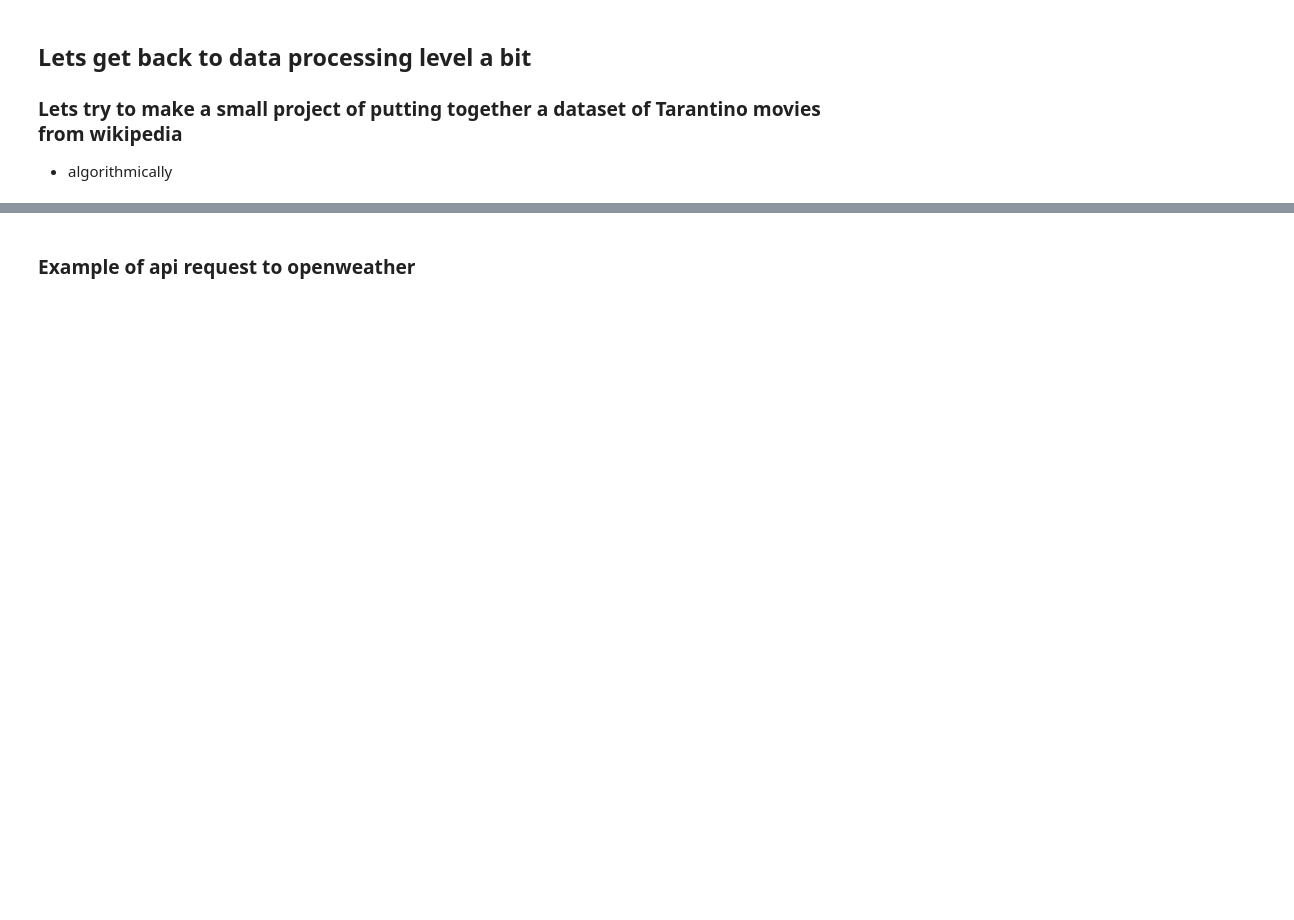
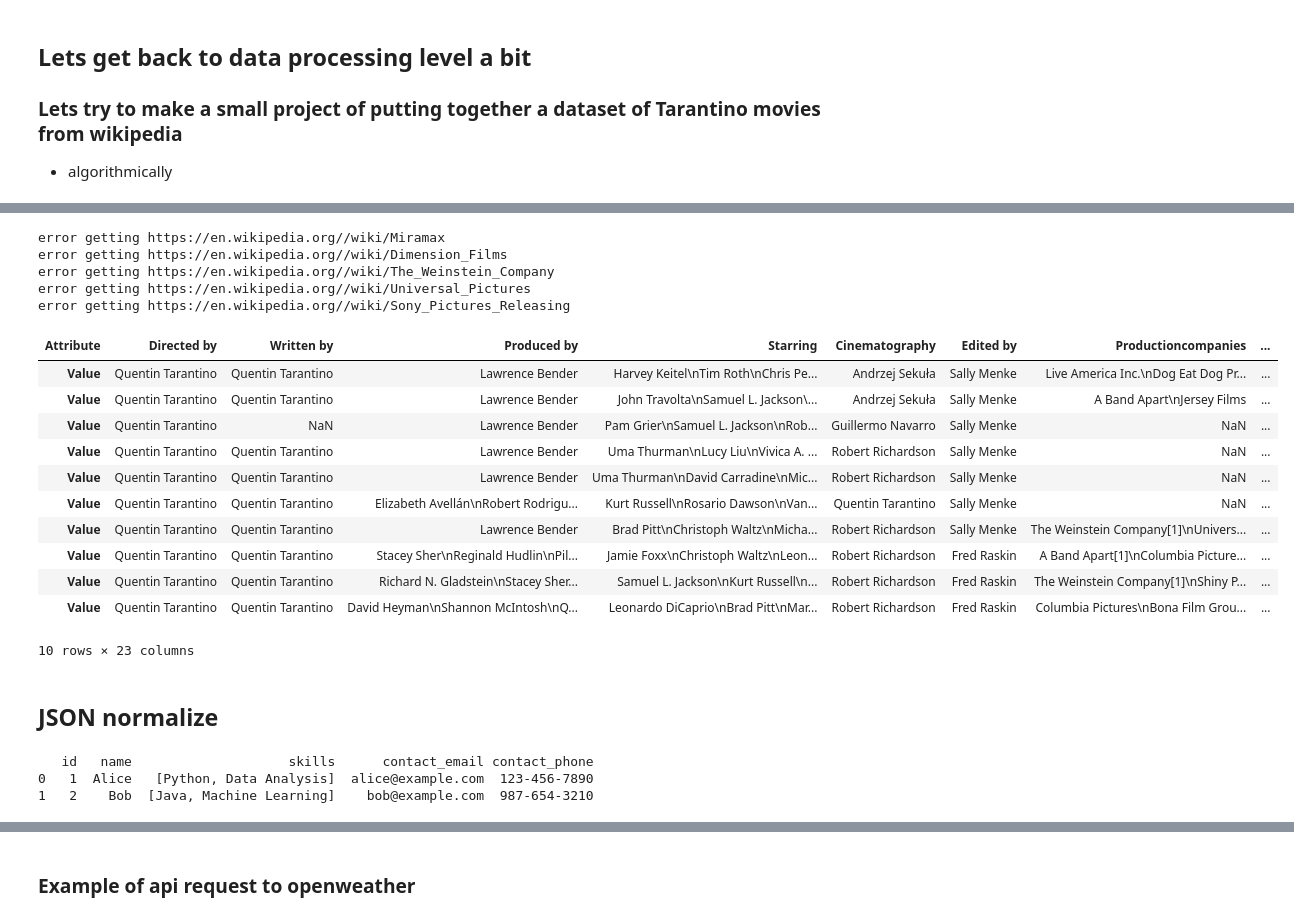
Before and after one commit to iesfsv/Data-Processing-in-Python, a Jupyter notebook: 08_week/08_Lecture_Algoritms.ipynb, the cells around one changed output, grey strips where cells are left out. Drawn from its saved outputs; the diff is of its cells as text; code cells hidden in the pictures; blank space fills up the shorter version.

```diff
--- a/08_week/08_Lecture_Algoritms.ipynb
+++ b/08_week/08_Lecture_Algoritms.ipynb
@@ -565,0 +660,14 @@ k = 120
+# %%
+def get_soup_for_link(lnk):
+    r = requests.get(lnk)
+    return BeautifulSoup(r.text,'html')
+
+soup = get_soup_for_link(f"{root_url}/wiki/Quentin_Tarantino#Filmography")
+# %%
+# Find table element
+table = soup.findAll('caption')[0].parent
+lnks = []
+for item in table.findAll('a'):
+   lnks.append([item['href'], item['title']])
+
+lnks
@@ -565,0 +690,52 @@ k = 120
+# %%
+def get_movie_df(link):
+    movie_soup = get_soup_for_link(link)
+    # Find the infobox table, if it exists
+    try:
+        movie_table = movie_soup.findAll('table',{'class':'infobox vevent'})[0]
+    except IndexError:
+        print(f"error getting {link}")
+        return pd.DataFrame()
+    # Extract data from the table
+    data = {}
+    for row in movie_table.find_all('tr'):
+        if row.th and row.td:
+            key = row.th.text.strip()
+            value = row.td.text.strip()
+            data[key] = value
+
+    # Convert dictionary to Pandas DataFrame
+    df = pd.DataFrame(list(data.items()), columns=['Attribute', 'Value'])
+    df.set_index('Attribute',inplace=True)
+    return df
+
+
+movie_dfs = []
+for movei_link, movie in lnks:
+    mov_df = get_movie_df(f"{root_url}/{movei_link}")
+    if not mov_df.empty:
+        mov_df.loc['title']=movie
+        movie_dfs.append(mov_df)
+# %% [output]
+error getting https://en.wikipedia.org//wiki/Miramax
+error getting https://en.wikipedia.org//wiki/Dimension_Films
+error getting https://en.wikipedia.org//wiki/The_Weinstein_Company
+error getting https://en.wikipedia.org//wiki/Universal_Pictures
+error getting https://en.wikipedia.org//wiki/Sony_Pictures_Releasing
+# %%
+pd.concat(movie_dfs,axis=1).transpose()
+# %% [output]
+| Attribute | Directed by | Written by | Produced by | Starring | Cinematography | Edited by | Productioncompanies | ... |
+| Value | Quentin Tarantino | Quentin Tarantino | Lawrence Bender | Harvey Keitel\nTim Roth\nChris Pe... | Andrzej Sekuła | Sally Menke | Live America Inc.\nDog Eat Dog Pr... | ... |
+| Value | Quentin Tarantino | Quentin Tarantino | Lawrence Bender | John Travolta\nSamuel L. Jackson\... | Andrzej Sekuła | Sally Menke | A Band Apart\nJersey Films | ... |
+| Value | Quentin Tarantino | NaN | Lawrence Bender | Pam Grier\nSamuel L. Jackson\nRob... | Guillermo Navarro | Sally Menke | NaN | ... |
+| Value | Quentin Tarantino | Quentin Tarantino | Lawrence Bender | Uma Thurman\nLucy Liu\nVivica A. ... | Robert Richardson | Sally Menke | NaN | ... |
+| Value | Quentin Tarantino | Quentin Tarantino | Lawrence Bender | Uma Thurman\nDavid Carradine\nMic... | Robert Richardson | Sally Menke | NaN | ... |
+| Value | Quentin Tarantino | Quentin Tarantino | Elizabeth Avellán\nRobert Rodrigu... | Kurt Russell\nRosario Dawson\nVan... | Quentin Tarantino | Sally Menke | NaN | ... |
+| Value | Quentin Tarantino | Quentin Tarantino | Lawrence Bender | Brad Pitt\nChristoph Waltz\nMicha... | Robert Richardson | Sally Menke | The Weinstein Company[1]\nUnivers... | ... |
+| Value | Quentin Tarantino | Quentin Tarantino | Stacey Sher\nReginald Hudlin\nPil... | Jamie Foxx\nChristoph Waltz\nLeon... | Robert Richardson | Fred Raskin | A Band Apart[1]\nColumbia Picture... | ... |
+| Value | Quentin Tarantino | Quentin Tarantino | Richard N. Gladstein\nStacey Sher... | Samuel L. Jackson\nKurt Russell\n... | Robert Richardson | Fred Raskin | The Weinstein Company[1]\nShiny P... | ... |
+| Value | Quentin Tarantino | Quentin Tarantino | David Heyman\nShannon McIntosh\nQ... | Leonardo DiCaprio\nBrad Pitt\nMar... | Robert Richardson | Fred Raskin | Columbia Pictures\nBona Film Grou... | ... |
+10 rows × 23 columns
+# %% [markdown]
+## JSON normalize
@@ -565,0 +766,9 @@ k = 120
+# %%
+# How to use json normalize to flatten nested json data
+
+df = pd.json_normalize(data, sep='_', meta=['id', 'name', 'skills'])
+print(df)
+# %% [output]
+   id   name                    skills      contact_email contact_phone
+0   1  Alice   [Python, Data Analysis]  alice@example.com  123-456-7890
+1   2    Bob  [Java, Machine Learning]    bob@example.com  987-654-3210
```
Also changed, not shown: parts of 24 cells of this notebook.
